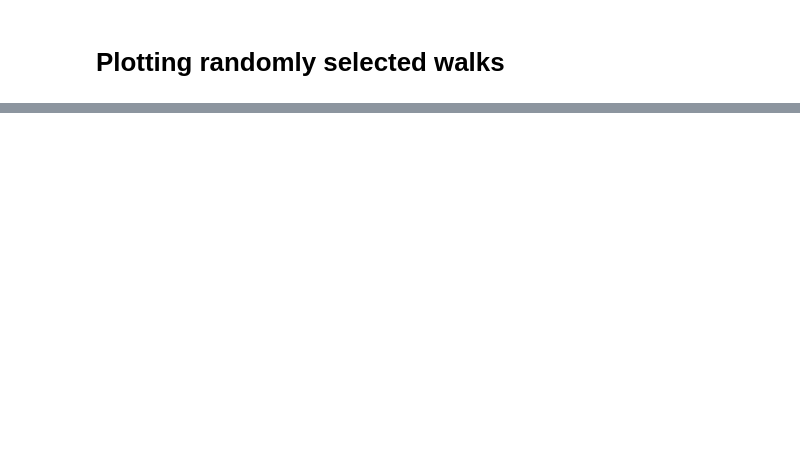
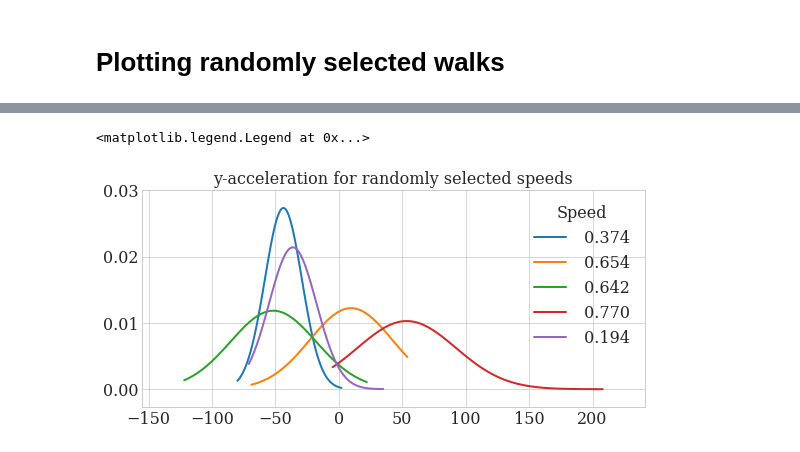
Before and after one commit to m-patterson-wearable/gait_speed_prediction, a Jupyter notebook: notebooks/2.0-data_exploration.ipynb, the cells around one changed output, grey strips where cells are left out. Saved outputs shown, nothing was run; the diff lists cells and outputs as text; code cells hidden in the pictures; blank space fills up the shorter version.

```diff
--- a/notebooks/2.0-data_exploration.ipynb
+++ b/notebooks/2.0-data_exploration.ipynb
@@ -115,0 +159,8 @@ for speed in speeds:
+# %%
+plt.title('y-acceleration for randomly selected speeds')
+for i, speed in enumerate(sel_speeds):
+    plt_dist(sel_accls[i][:,1], speed)
+plt.legend(title='Speed')
+# %% [output]
+<matplotlib.legend.Legend at 0x...>
+[figure, added]
```
Also changed, not shown: parts of 11 cells of this notebook, 1 other file.
